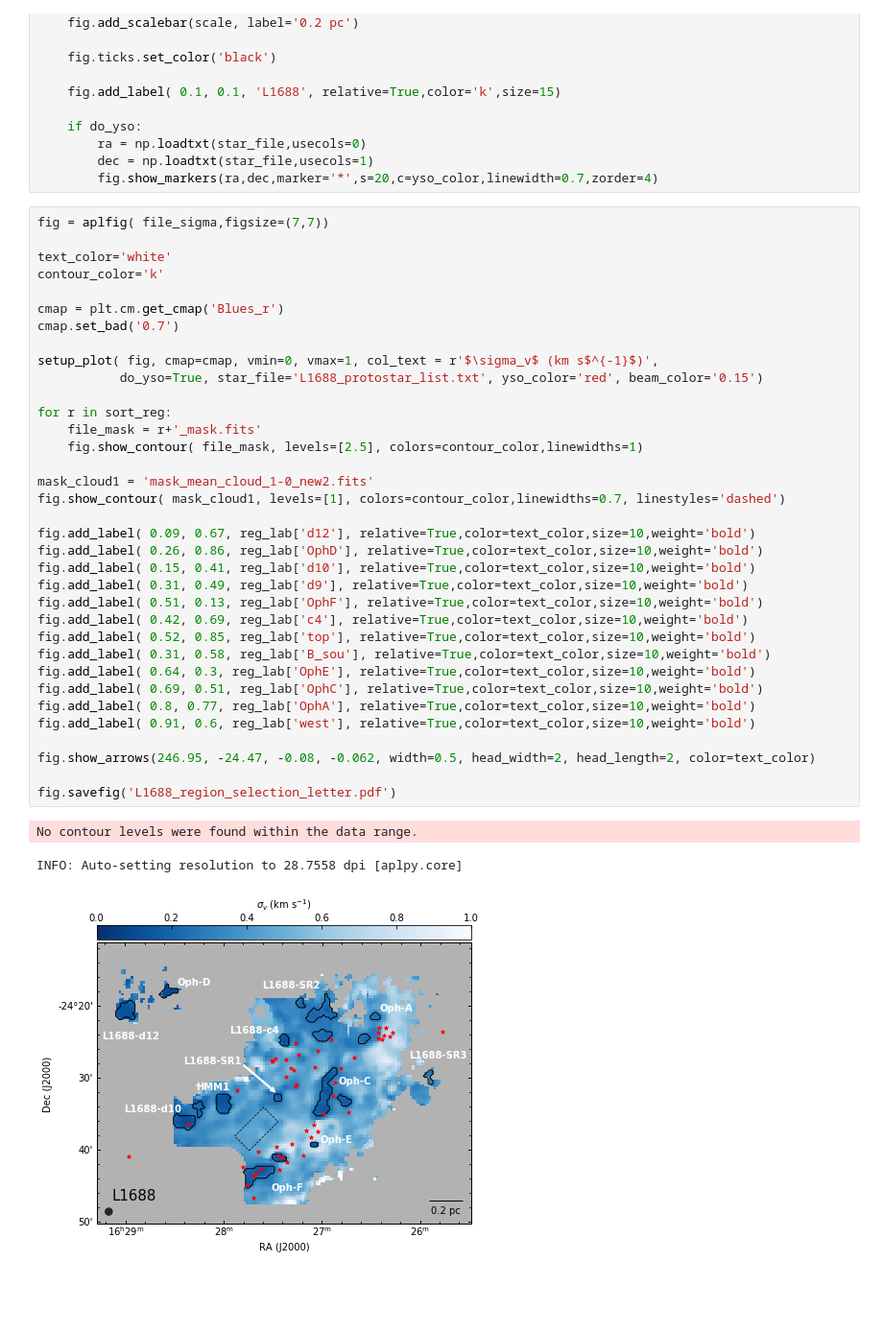
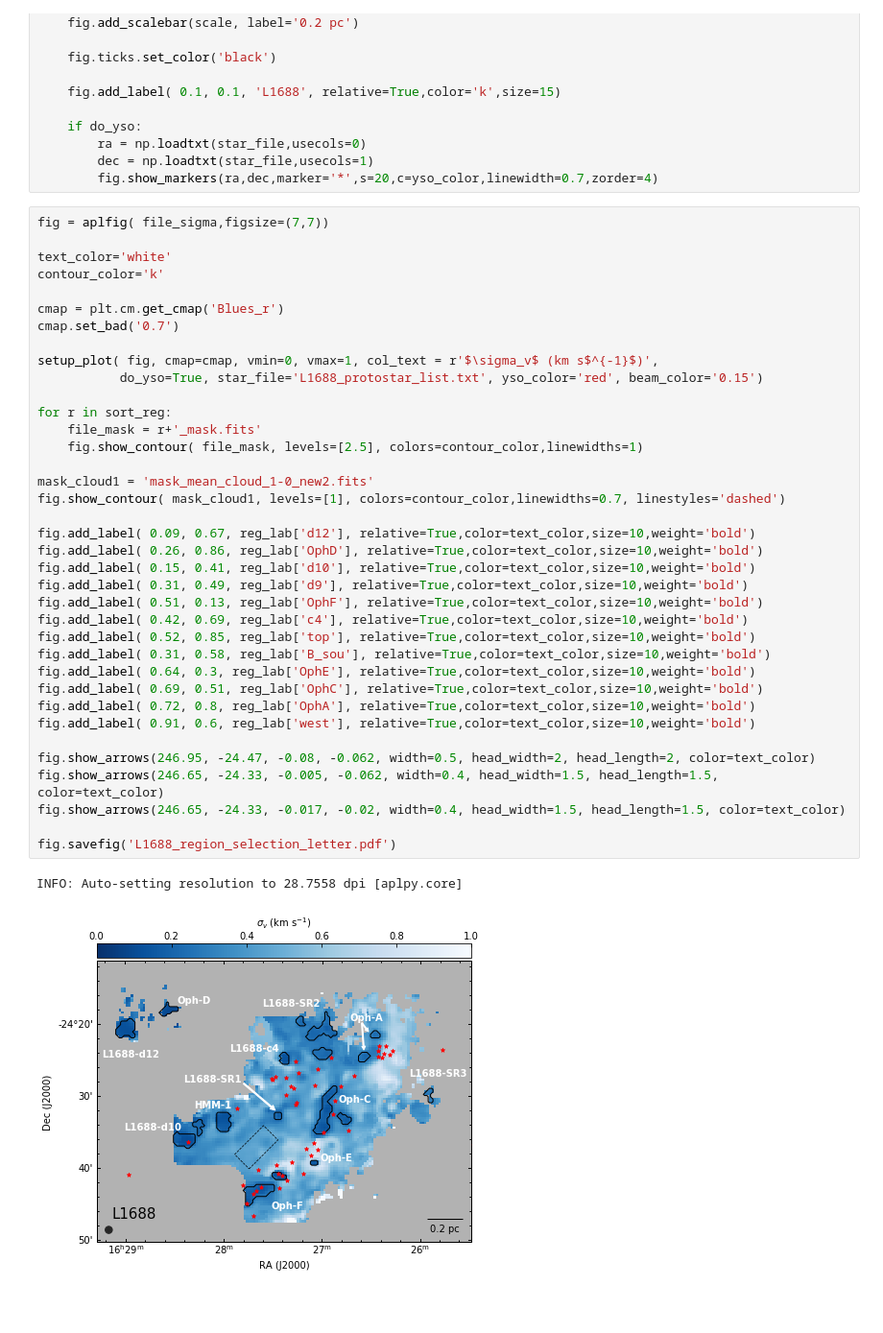
Before and after one commit to SpandanCh/L1688_2-cmp_ltr, a Jupyter notebook: L1688_letter_scripts.ipynb, the cells around one changed output. Shown at 96% size. Saved outputs shown, nothing was run; the diff lists cells and outputs as text.

```diff
--- a/L1688_letter_scripts.ipynb
+++ b/L1688_letter_scripts.ipynb
@@ -39,37 +39,38 @@ contour_color='k'
 
 cmap = plt.cm.get_cmap('Blues_r')
 cmap.set_bad('0.7')
 
 setup_plot( fig, cmap=cmap, vmin=0, vmax=1, col_text = r'$\sigma_v$ (km s$^{-1}$)',
            do_yso=True, star_file='L1688_protostar_list.txt', yso_color='red', beam_color='0.15')
 
 for r in sort_reg:
     file_mask = r+'_mask.fits'
     fig.show_contour( file_mask, levels=[2.5], colors=contour_color,linewidths=1)
 
 mask_cloud1 = 'mask_mean_cloud_1-0_new2.fits'
 fig.show_contour( mask_cloud1, levels=[1], colors=contour_color,linewidths=0.7, linestyles='dashed')
 
 fig.add_label( 0.09, 0.67, reg_lab['d12'], relative=True,color=text_color,size=10,weight='bold')
 fig.add_label( 0.26, 0.86, reg_lab['OphD'], relative=True,color=text_color,size=10,weight='bold')
 fig.add_label( 0.15, 0.41, reg_lab['d10'], relative=True,color=text_color,size=10,weight='bold')
 fig.add_label( 0.31, 0.49, reg_lab['d9'], relative=True,color=text_color,size=10,weight='bold')
 fig.add_label( 0.51, 0.13, reg_lab['OphF'], relative=True,color=text_color,size=10,weight='bold')
 fig.add_label( 0.42, 0.69, reg_lab['c4'], relative=True,color=text_color,size=10,weight='bold')
 fig.add_label( 0.52, 0.85, reg_lab['top'], relative=True,color=text_color,size=10,weight='bold')
 fig.add_label( 0.31, 0.58, reg_lab['B_sou'], relative=True,color=text_color,size=10,weight='bold')
 fig.add_label( 0.64, 0.3, reg_lab['OphE'], relative=True,color=text_color,size=10,weight='bold')
 fig.add_label( 0.69, 0.51, reg_lab['OphC'], relative=True,color=text_color,size=10,weight='bold')
-fig.add_label( 0.8, 0.77, reg_lab['OphA'], relative=True,color=text_color,size=10,weight='bold')
+fig.add_label( 0.72, 0.8, reg_lab['OphA'], relative=True,color=text_color,size=10,weight='bold')
 fig.add_label( 0.91, 0.6, reg_lab['west'], relative=True,color=text_color,size=10,weight='bold')
 
 fig.show_arrows(246.95, -24.47, -0.08, -0.062, width=0.5, head_width=2, head_length=2, color=text_color)
+fig.show_arrows(246.65, -24.33, -0.005, -0.062, width=0.4, head_width=1.5, head_length=1.5, color=text_color)
+fig.show_arrows(246.65, -24.33, -0.017, -0.02, width=0.4, head_width=1.5, head_length=1.5, color=text_color)
 
 fig.savefig('L1688_region_selection_letter.pdf')
 # %% [output]
-No contour levels were found within the data range.
+INFO: Auto-setting resolution to 28.7558 dpi [aplpy.core]
-INFO: Auto-setting resolution to 28.7558 dpi [aplpy.core]
-[figure, old version]
+[figure, new version]
 # %% [markdown]
 ##
 # %% [markdown]
```
Also changed, not shown: parts of 4 cells of this notebook.
